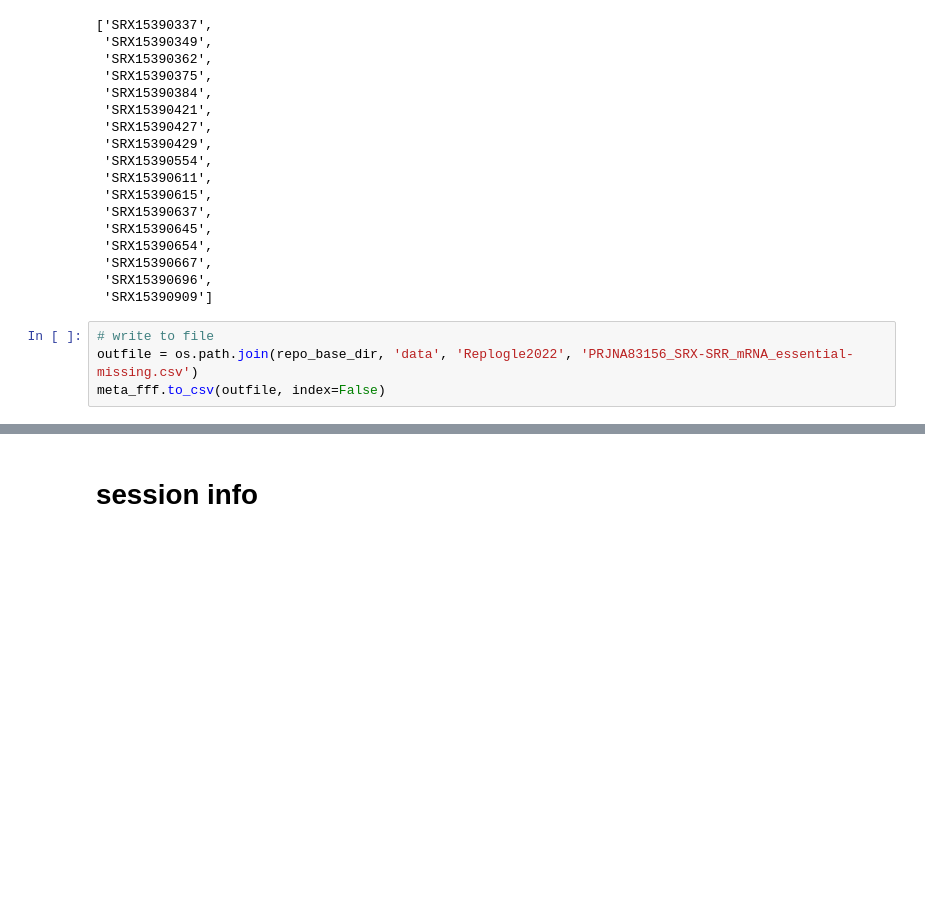
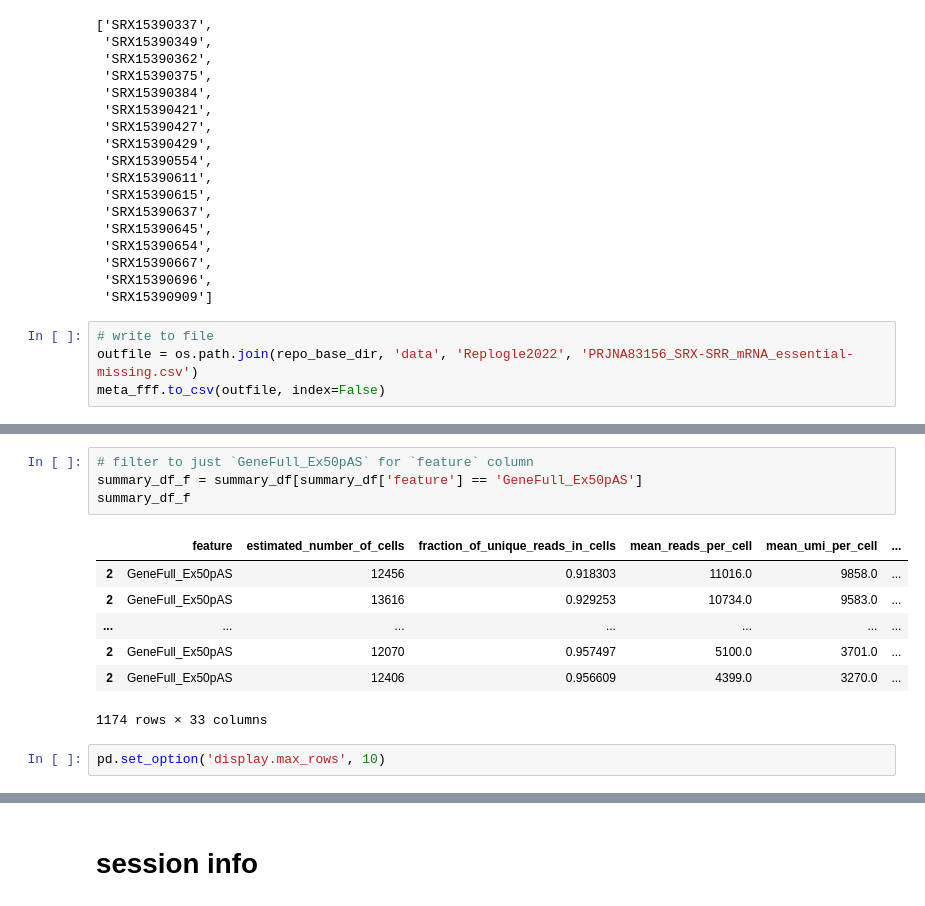
Before and after one commit to ArcInstitute/scBaseCount_analysis, a Jupyter notebook: notebooks/Replogle2022/SRA_reprocess.ipynb, the cells around one changed output, grey strips where cells are left out. Cells and saved outputs as stored; diff of their text form; blank space fills up the shorter version.

```diff
--- a/notebooks/Replogle2022/SRA_reprocess.ipynb
+++ b/notebooks/Replogle2022/SRA_reprocess.ipynb
@@ -561,0 +591,14 @@ meta_fff.to_csv(outfile, index=False)
+# %%
+# filter to just `GeneFull_Ex50pAS` for `feature` column
+summary_df_f = summary_df[summary_df['feature'] == 'GeneFull_Ex50pAS']
+summary_df_f
+# %% [output]
+|  | feature | estimated_number_of_cells | fraction_of_unique_reads_in_cells | mean_reads_per_cell | mean_umi_per_cell | ... |
+| 2 | GeneFull_Ex50pAS | 12456 | 0.918303 | 11016.0 | 9858.0 | ... |
+| 2 | GeneFull_Ex50pAS | 13616 | 0.929253 | 10734.0 | 9583.0 | ... |
+| ... | ... | ... | ... | ... | ... | ... |
+| 2 | GeneFull_Ex50pAS | 12070 | 0.957497 | 5100.0 | 3701.0 | ... |
+| 2 | GeneFull_Ex50pAS | 12406 | 0.956609 | 4399.0 | 3270.0 | ... |
+1174 rows × 33 columns
+# %%
+pd.set_option('display.max_rows', 10)
```
Also changed, not shown: parts of 5 cells of this notebook.
